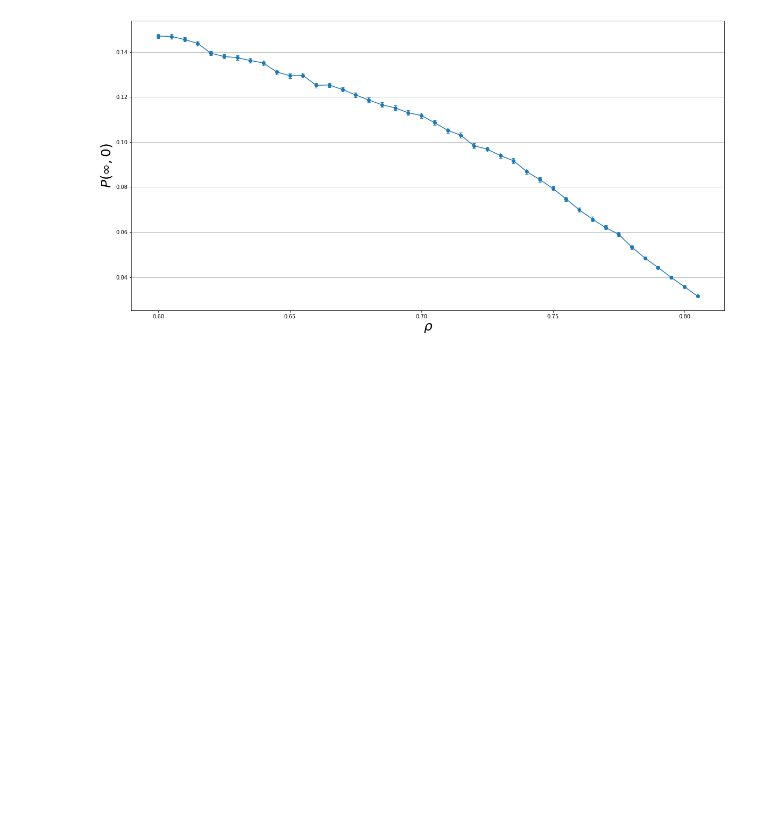
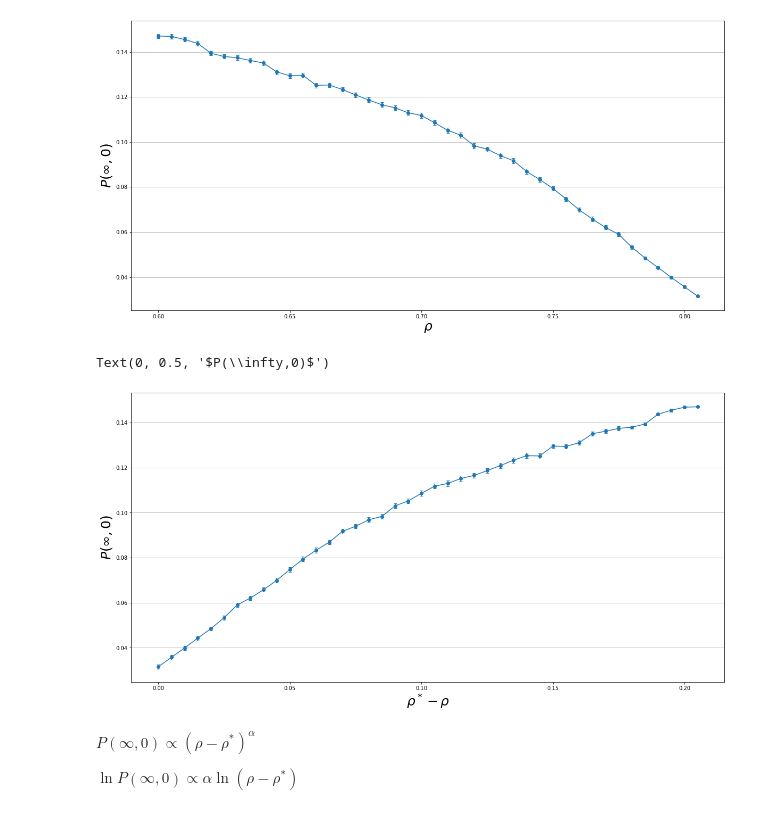
Before and after one commit to bu147/spatial-games-square-grid, a Jupyter notebook: 300x300, 200x200, 100x100, 100 replics.ipynb, the cells around one changed output. Drawn from its saved outputs; the diff is of its cells as text; code cells hidden in the pictures; blank space fills up the shorter version.

```diff
--- a/300x300, 200x200, 100x100, 100 replics.ipynb
+++ b/300x300, 200x200, 100x100, 100 replics.ipynb
@@ -266,3 +266,16 @@ ax.set_ylabel('$%s$'%'P(\\infty,0)',fontsize=25)
 # %% [output]
 Text(0, 0.5, '$P(\\infty,0)$')
 [figure]
+# %%
+fig, ax = plt.subplots(1,1,figsize=(20,10))
+ax.errorbar((p_star - points_close)[::-1]*0.01, aver_pers_close[::-1], yerr=errs_pers, fmt='o-', capsize=3)
+plt.grid(b=True, which='major', axis='y')
+ax.set_xlabel('$%s$'%'\\rho^* - \\rho',fontsize=25)
+ax.set_ylabel('$%s$'%'P(\\infty,0)',fontsize=25)
+# %% [output]
+Text(0, 0.5, '$P(\\infty,0)$')
+[figure, added]
+# %% [markdown]
+$ P(\infty, 0)\propto (\rho - \rho^*)^\alpha$
+
+$\ln{P(\infty,0)}\propto \alpha \ln{(\rho - \rho^*)}$
```
Also changed, not shown: parts of 6 cells of this notebook.
